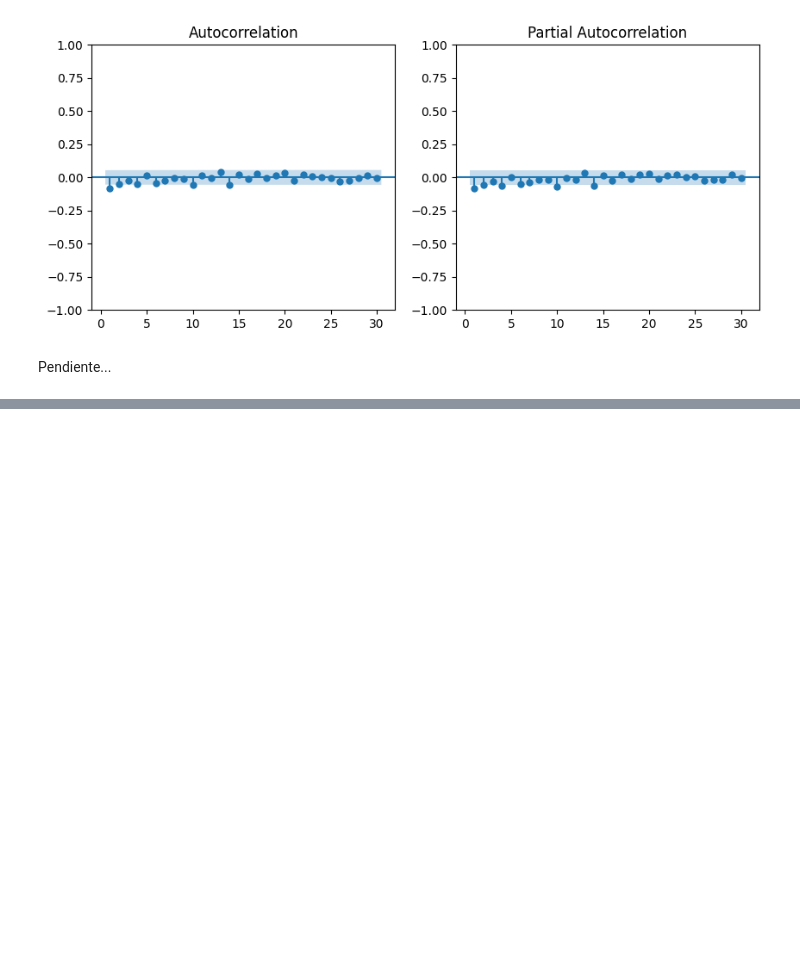
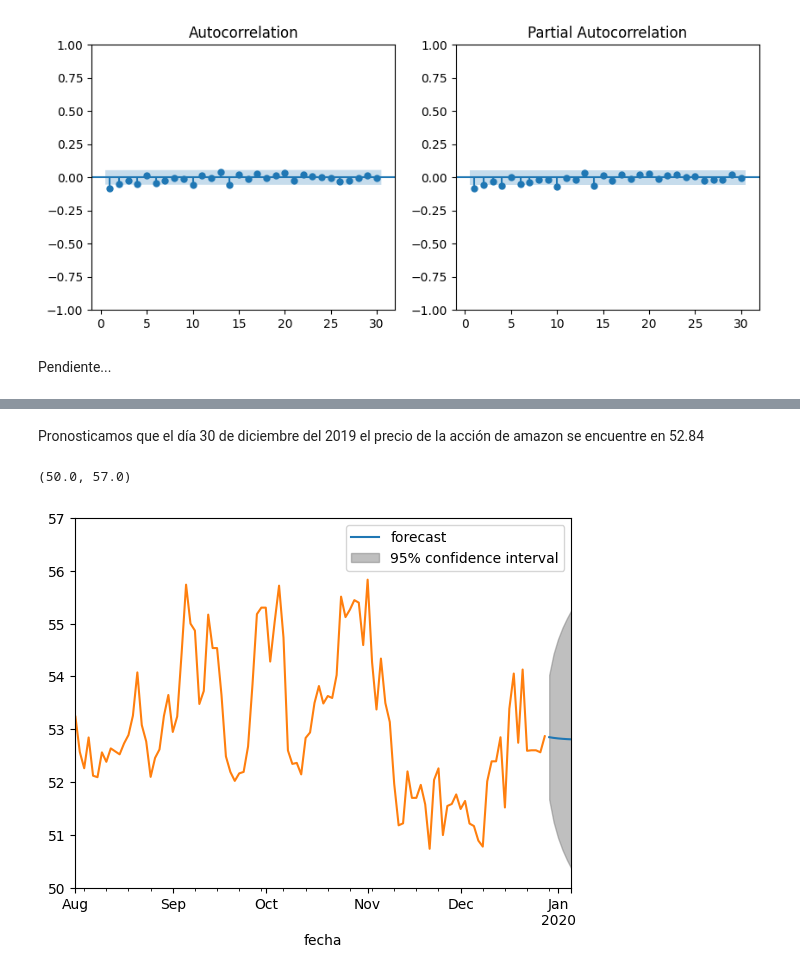
Before and after one commit to deividendos/EstadisticaAplicada_1914352, a Jupyter notebook: Sesión20_G41_19Oct.ipynb, the cells around one changed output, grey strips where cells are left out. Saved outputs shown, nothing was run; the diff lists cells and outputs as text; code cells hidden in the pictures; blank space fills up the shorter version.

```diff
--- a/Sesión20_G41_19Oct.ipynb
+++ b/Sesión20_G41_19Oct.ipynb
@@ -167,0 +281,6 @@ Pendiente...
+# %%
+##Estimar modelo
+model = ARIMA(df_amazon['amazon'], order=(1,1,1))
+results = model.fit()
+
+print(results.summary())
@@ -167,0 +326,10 @@ Pendiente...
+# %% [markdown]
+Pronosticamos que el día 30 de diciembre del 2019 el precio de la acción de amazon se encuentre en 52.84
+# %%
+plot_predict(results, start='2019-12-28', end='2020-01-05')
+df_amazon['amazon'].plot()
+plt.xlim('2019-08-01','2020-01-05')
+plt.ylim(50,57)
+# %% [output]
+(50.0, 57.0)
+[figure, added]
```
Also changed, not shown: parts of 10 cells of this notebook.
